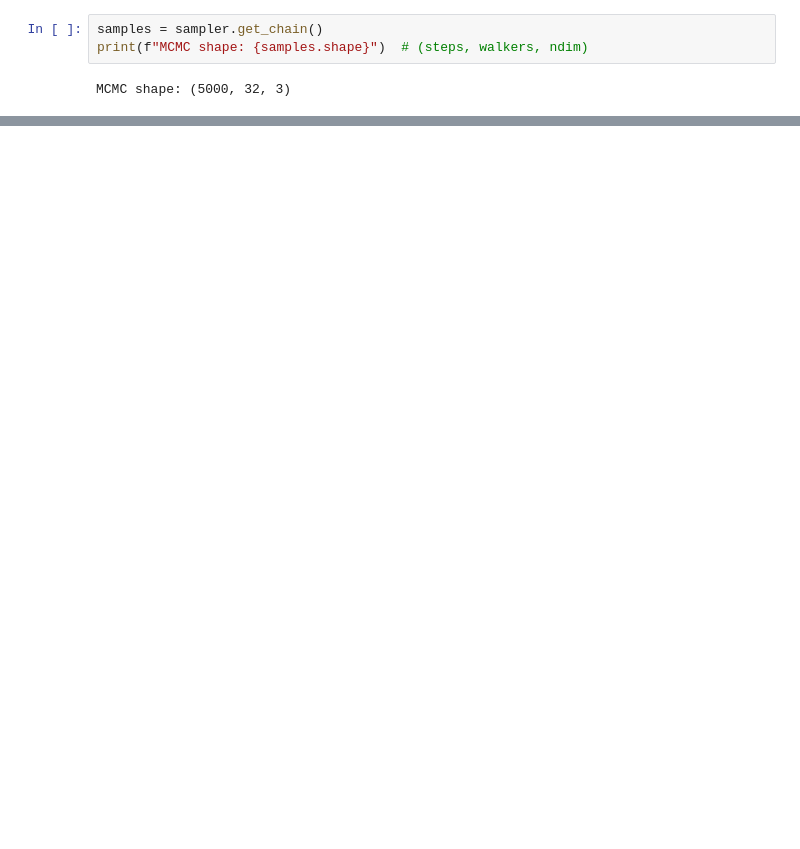
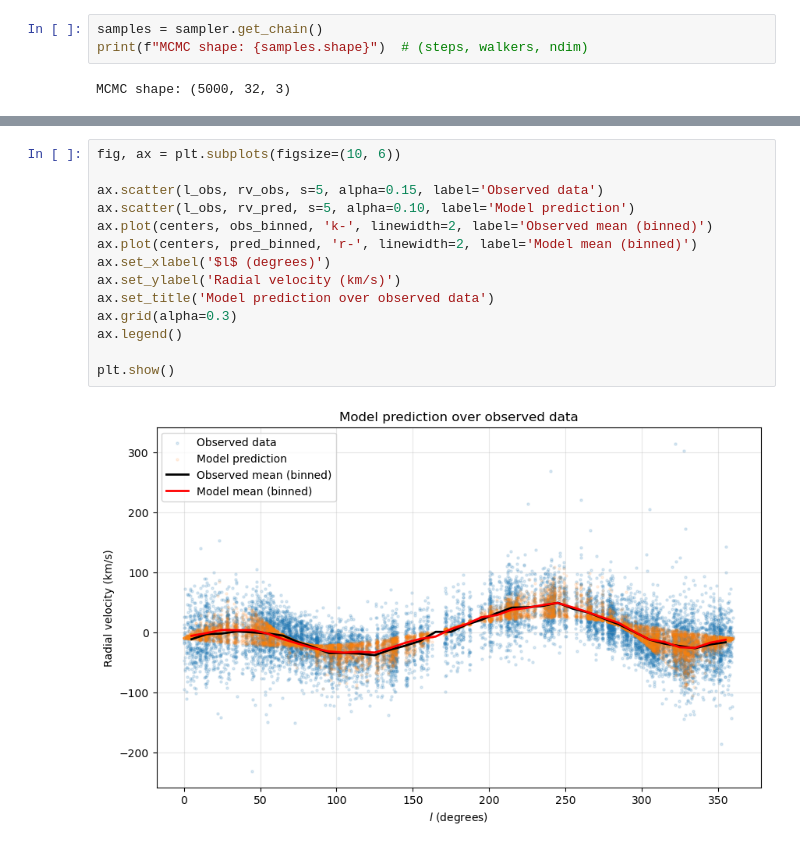
Before and after one commit to FrancescooParis/Struttura-della-Galassia, a Jupyter notebook: exp_01.ipynb, the cells around one changed output, grey strips where cells are left out. Drawn from its saved outputs; the diff is of its cells as text; blank space fills up the shorter version.

```diff
--- a/exp_01.ipynb
+++ b/exp_01.ipynb
@@ -309,0 +244,16 @@ plt.show()
+# %%
+fig, ax = plt.subplots(figsize=(10, 6))
+
+ax.scatter(l_obs, rv_obs, s=5, alpha=0.15, label='Observed data')
+ax.scatter(l_obs, rv_pred, s=5, alpha=0.10, label='Model prediction')
+ax.plot(centers, obs_binned, 'k-', linewidth=2, label='Observed mean (binned)')
+ax.plot(centers, pred_binned, 'r-', linewidth=2, label='Model mean (binned)')
+ax.set_xlabel('$l$ (degrees)')
+ax.set_ylabel('Radial velocity (km/s)')
+ax.set_title('Model prediction over observed data')
+ax.grid(alpha=0.3)
+ax.legend()
+
+plt.show()
+# %% [output]
+[figure, added]
```
Also changed, not shown: parts of 20 cells of this notebook.
